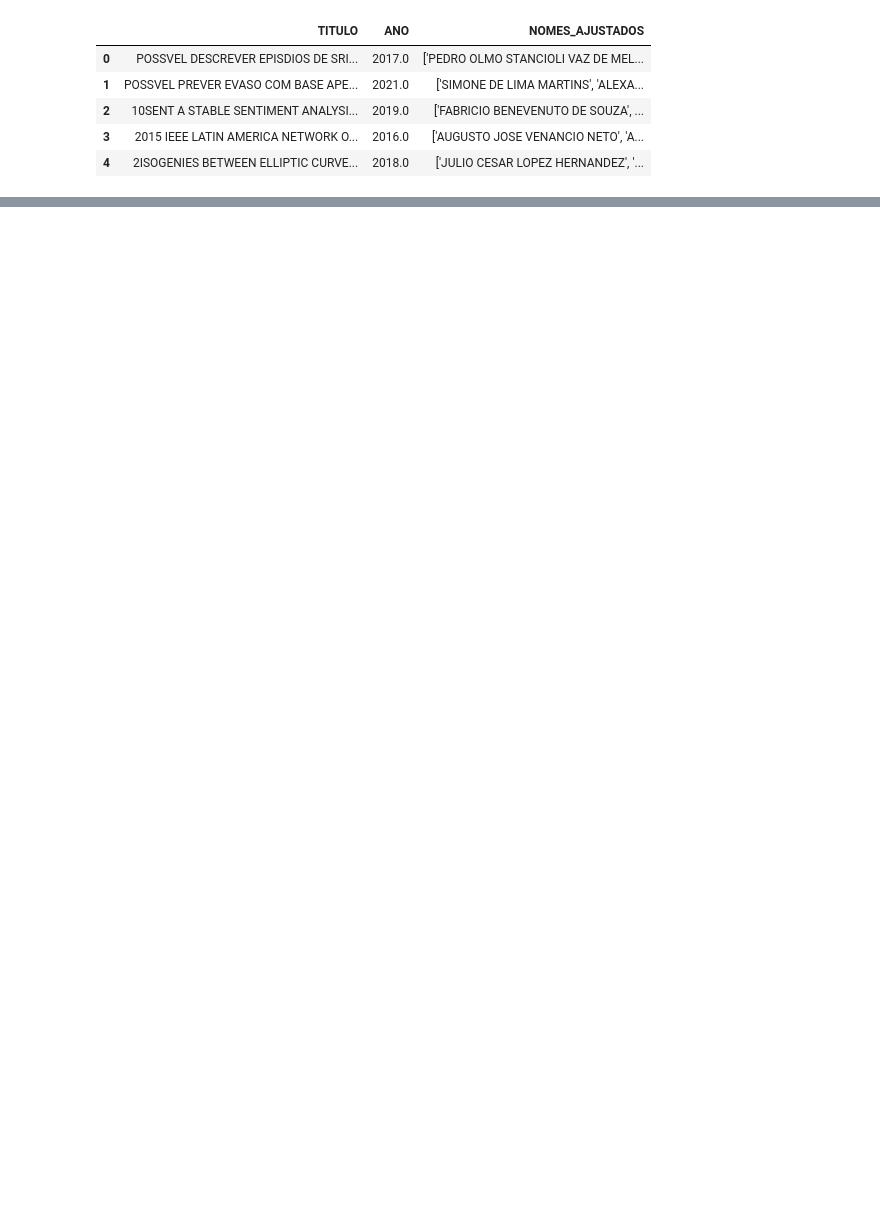
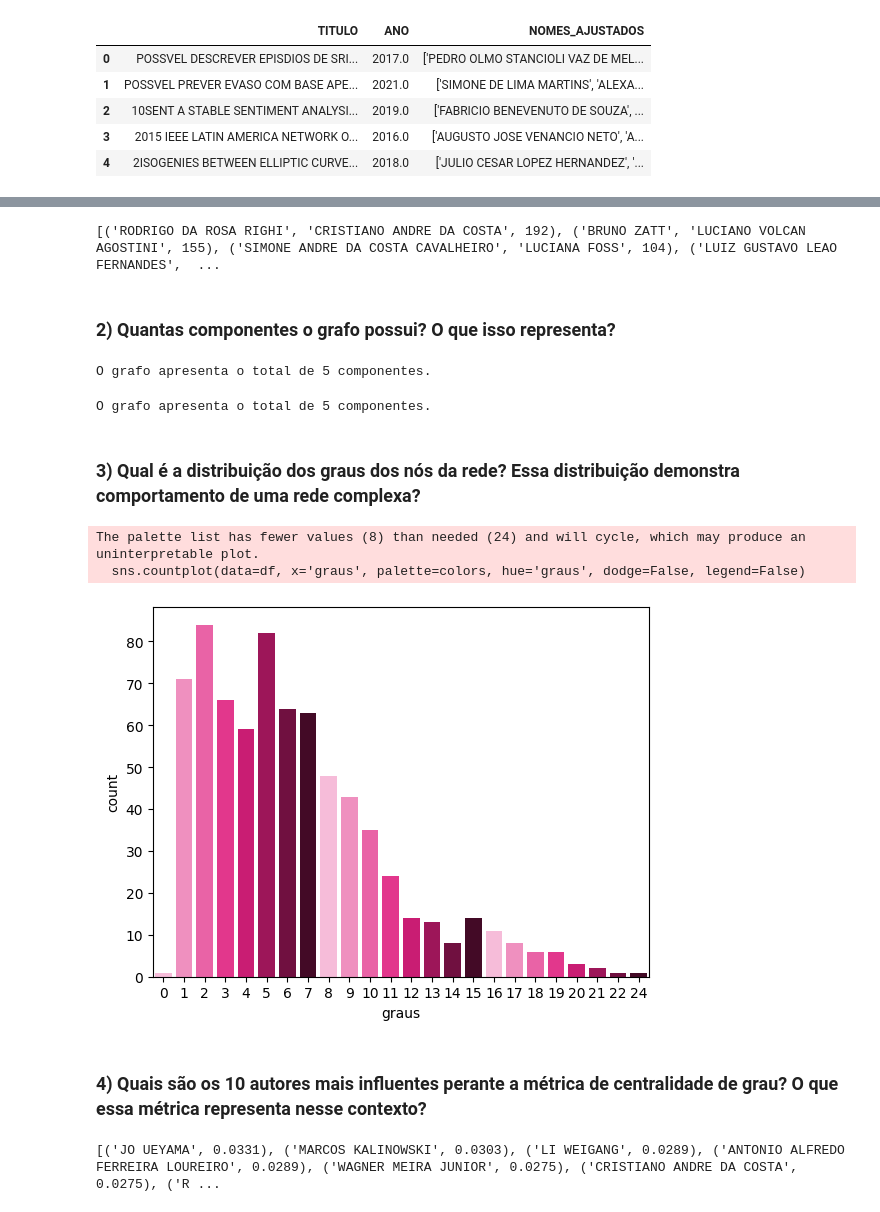
Before and after one commit to srta-raimee/PAITO-LIBRARY-TDE2-Graphs, a Jupyter notebook: real-world.ipynb, the cells around one changed output, grey strips where cells are left out. Cells and saved outputs as stored; diff of their text form; code cells hidden in the pictures; blank space fills up the shorter version.

```diff
--- a/real-world.ipynb
+++ b/real-world.ipynb
@@ -15 +23,4 @@ df.head()
+# %%
+''' criando o grafo com matriz '''
+matriz = paito.Grafo(repr="matriz", direcionado=False, ponderado=True)
 # %%
@@ -57,0 +105,56 @@ DOCTOR THE ROLE OF DEEP FEATURES IN
+# %%
+''' função mais_produtivos para lista '''
+def mais_produtivos():
+    pares = []
+    for vertice in matriz.vertices:
+        vizinhos = matriz.pegaVizinhos(vertice)
+        for vizinho in vizinhos:
+            peso = lista.recuperarPeso(vertice, vizinho)
+            if not any((v == vertice and w == vizinho) or (v == vizinho and w == vertice) for v, w, p in pares):
+                pares.append((vertice, vizinho, peso))
+
+    # ordena a lista de pares de nomes em ordem decrescente
+    pares.sort(key=lambda x: x[2], reverse=True)
+
+    # retorna apenas os 10 tops
+    return pares[:10]
+
+print(mais_produtivos())
+# %% [output]
+[('RODRIGO DA ROSA RIGHI', 'CRISTIANO ANDRE DA COSTA', 192), ('BRUNO ZATT', 'LUCIANO VOLCAN AGOSTINI', 155), ('SIMONE ANDRE DA COSTA CAVALHEIRO', 'LUCIANA FOSS', 104), ('LUIZ GUSTAVO LEAO FERNANDES',  ...
+# %% [markdown]
+### 2) Quantas componentes o grafo possui? O que isso representa?
+# %%
+'''Matriz'''
+components = matriz.extractComponents()
+print(f"O grafo apresenta o total de {len(components)} componentes.")
+# %% [output]
+O grafo apresenta o total de 5 componentes.
+# %%
+'''Lista'''
+components = lista.extractComponents()
+print(f"O grafo apresenta o total de {len(components)} componentes.")
+# %% [output]
+O grafo apresenta o total de 5 componentes.
+# %% [markdown]
+### 3) Qual é a distribuição dos graus dos nós da rede? Essa distribuição demonstra comportamento de uma rede complexa?
+# %%
+''' Aqui usaremos o gráfico para nos auxiliar na identificação da distribuição de grau'''
+matriz.gerarHistograma()
+# %% [output]
+The palette list has fewer values (8) than needed (24) and will cycle, which may produce an uninterpretable plot.
+  sns.countplot(data=df, x='graus', palette=colors, hue='graus', dodge=False, legend=False)
+[figure, added]
+# %% [markdown]
+### 4) Quais são os 10 autores mais influentes perante a métrica de centralidade de grau?  O que essa métrica representa nesse contexto?
+# %%
+''' Função que calcula a centralidade de grau e retorna os 10 mais tops - matriz'''
+def top_degree_centralities():
+    degreeCentralities = matriz.allDegreeCentralities()
+
+    # retorna os top 10 vértices com a maior centralidade de grau em ordem decrescente
+    return sorted(degreeCentralities.items(), key=lambda x: x[1], reverse=True)[:10]
+
+print(top_degree_centralities())
+# %% [output]
+[('JO UEYAMA', 0.0331), ('MARCOS KALINOWSKI', 0.0303), ('LI WEIGANG', 0.0289), ('ANTONIO ALFREDO FERREIRA LOUREIRO', 0.0289), ('WAGNER MEIRA JUNIOR', 0.0275), ('CRISTIANO ANDRE DA COSTA', 0.0275), ('R ...
```
Also changed, not shown: parts of 21 cells of this notebook, 1 other file.
